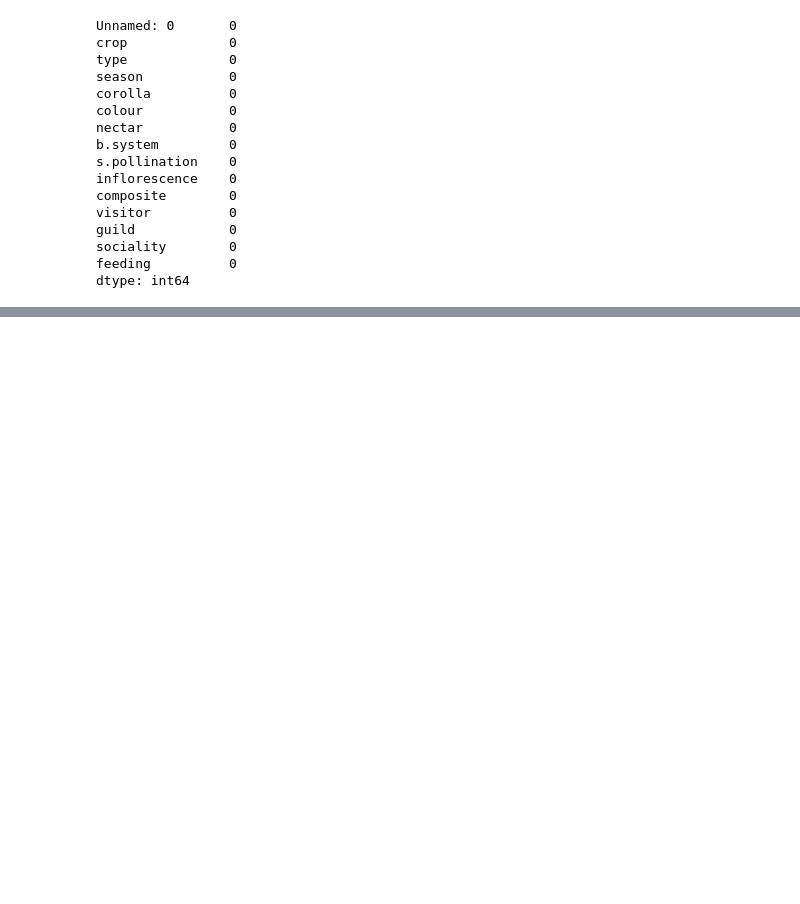
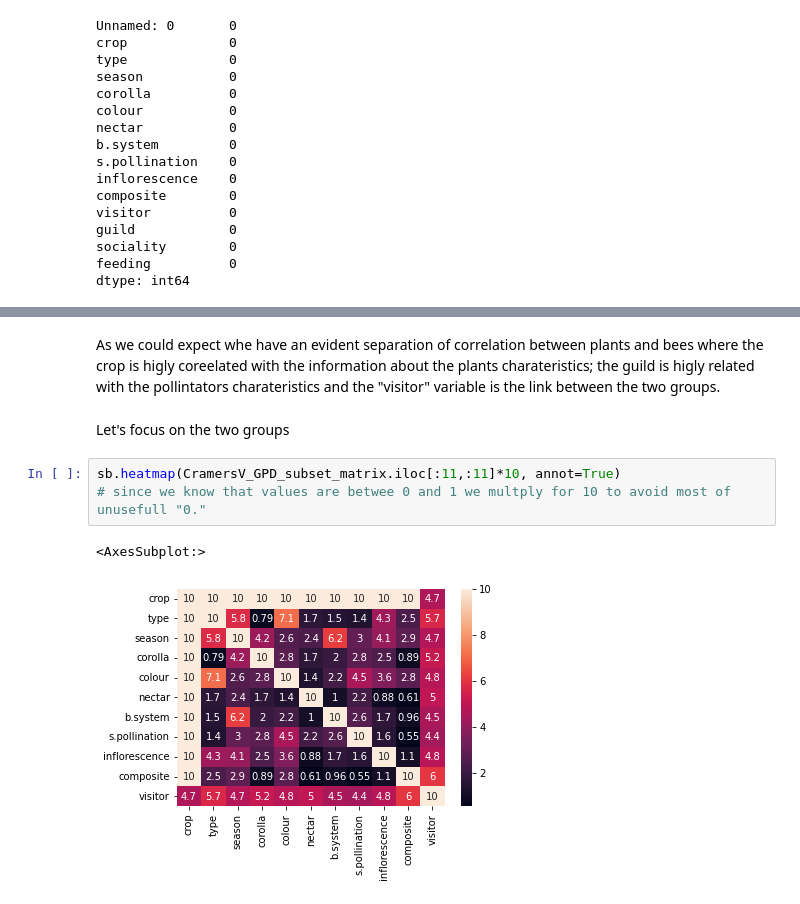
Before and after one commit to BeeNick/ML_Exercises, a Jupyter notebook: exercises-pollinators-datasets-exploration.ipynb, the cells around one changed output, grey strips where cells are left out. Drawn from its saved outputs; the diff is of its cells as text; blank space fills up the shorter version.

```diff
--- a/exercises-pollinators-datasets-exploration.ipynb
+++ b/exercises-pollinators-datasets-exploration.ipynb
@@ -428,0 +586,10 @@ dtype: int64
+# %% [markdown]
+As we could expect whe have an evident separation of correlation between plants and bees where the crop is higly coreelated with the information about the plants charateristics; the guild is higly related with the pollintators charateristics and the "visitor" variable is the link between the two groups.
+# %% [markdown]
+Let's focus on the two groups
+# %%
+sb.heatmap(CramersV_GPD_subset_matrix.iloc[:11,:11]*10, annot=True)
+# since we know that values are betwee 0 and 1 we multply for 10 to avoid most of unusefull "0."
+# %% [output]
+<AxesSubplot:>
+[figure, added]
```
Also changed, not shown: parts of 24 cells of this notebook, 1 other file.
